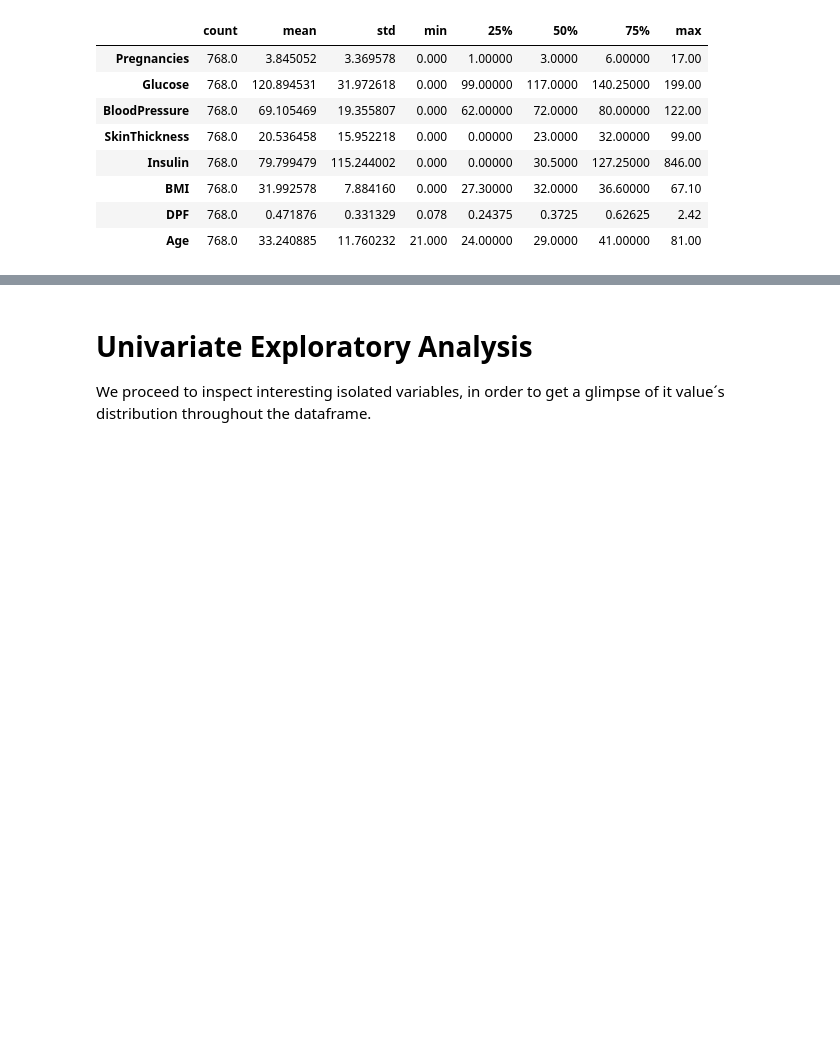
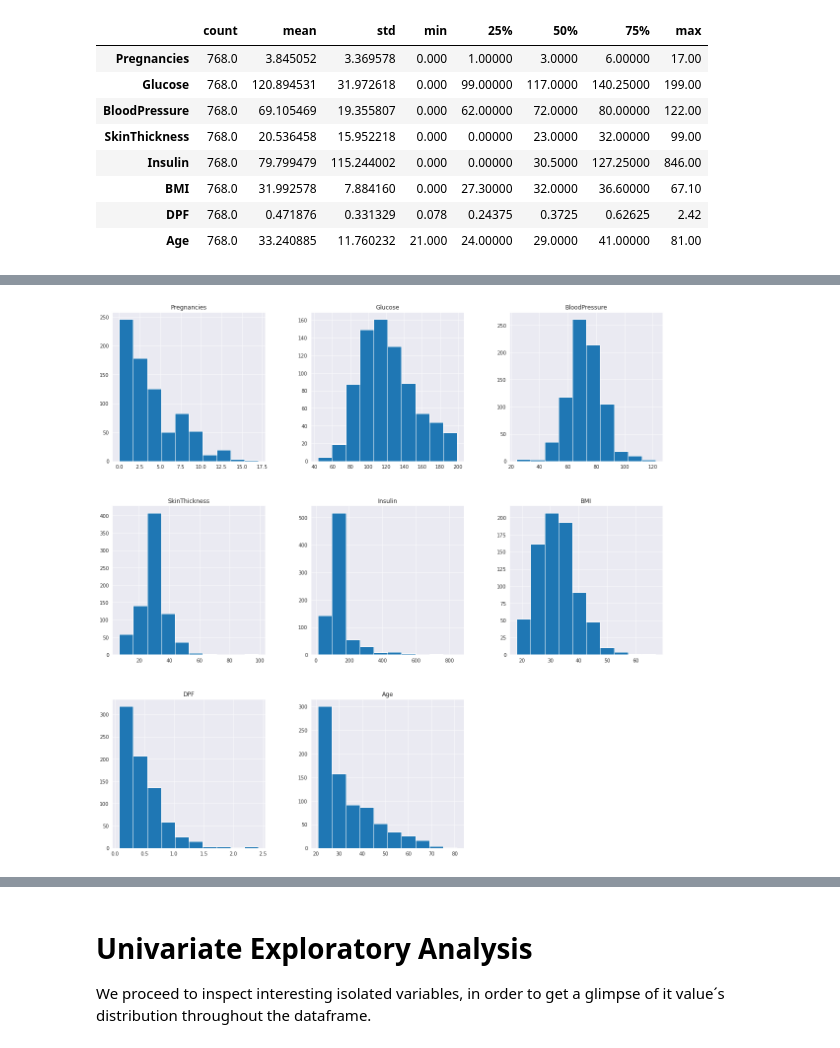
Before and after one commit to RufinoMartin/Diabetes, a Jupyter notebook: Diabetes_Insights.ipynb, the cells around one changed output, grey strips where cells are left out. Drawn from its saved outputs; the diff is of its cells as text; code cells hidden in the pictures; blank space fills up the shorter version.

```diff
--- a/Diabetes_Insights.ipynb
+++ b/Diabetes_Insights.ipynb
@@ -180,0 +243,4 @@ df.describe().T
+# %%
+plot1 = df_copy.hist(figsize = (20,20))
+# %% [output]
+[figure, added]
```
Also changed, not shown: parts of 27 cells of this notebook.
